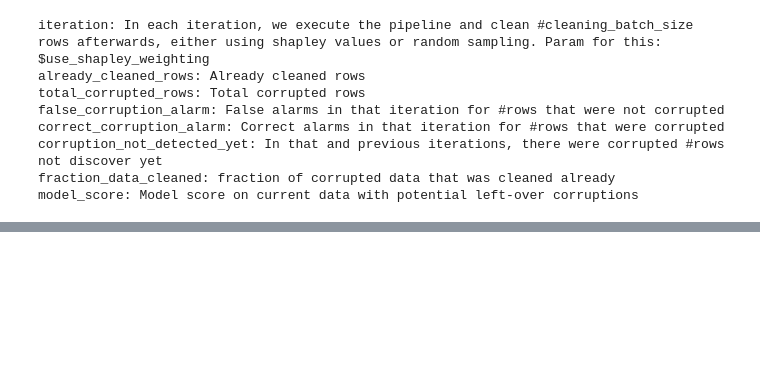
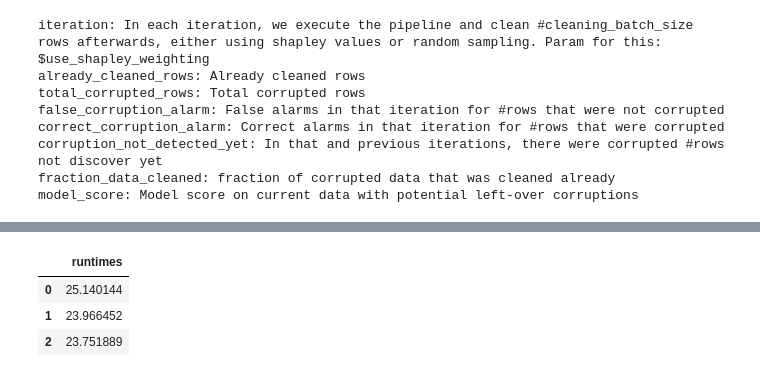
Before and after one commit to stefan-grafberger/deem22-what-if-experiments, a Jupyter notebook: whatif/example_pipelines/shapley_value_experiments.ipynb, the cells around one changed output, grey strips where cells are left out. Drawn from its saved outputs; the diff is of its cells as text; code cells hidden in the pictures; blank space fills up the shorter version.

```diff
--- a/whatif/example_pipelines/shapley_value_experiments.ipynb
+++ b/whatif/example_pipelines/shapley_value_experiments.ipynb
@@ -80,4 +80,4 @@ Done!
 # %%
-measure_shapley_naive_exec_time(0.5, 10, True, 10, 50, 3)
+measure_shapley_naive_exec_time(0.5, 10, True, 10, 50, True, 3)
 # %% [output]
 Starting iteration 0 now...
@@ -99,0 +100,4 @@ Starting iteration 2 now...
+|  | runtimes |
+| 0 | 25.140144 |
+| 1 | 23.966452 |
+| 2 | 23.751889 |
```
Also changed, not shown: parts of 6 cells of this notebook, 7 other files.
